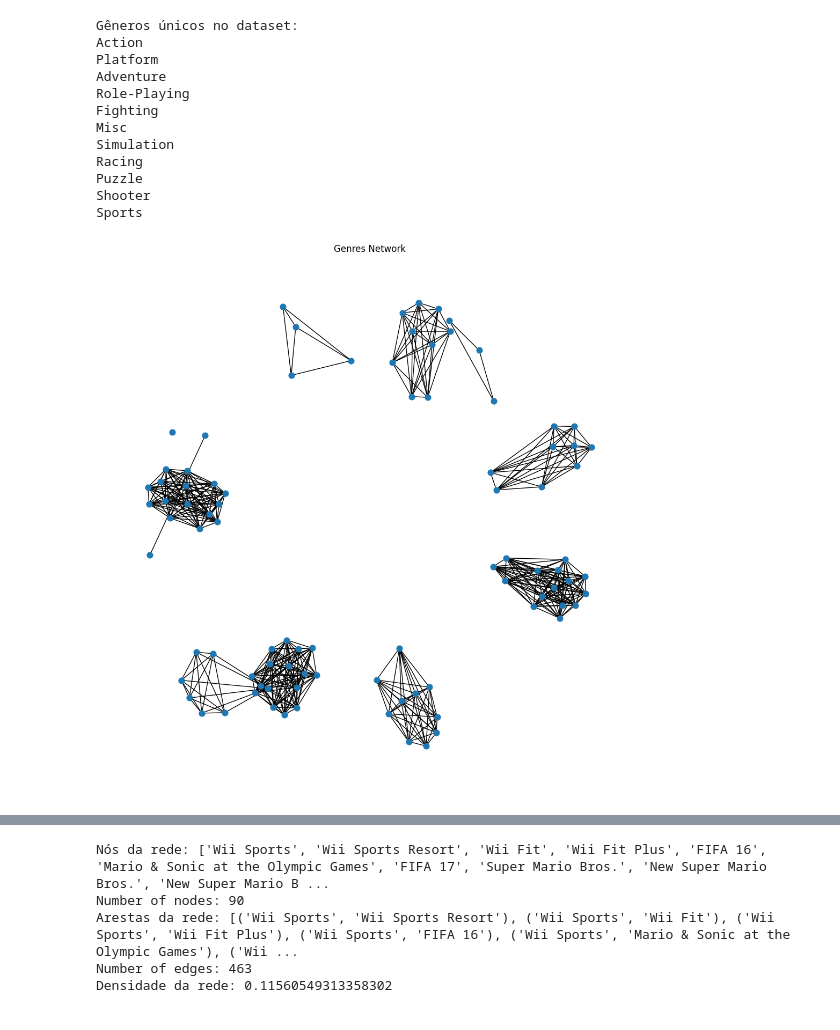
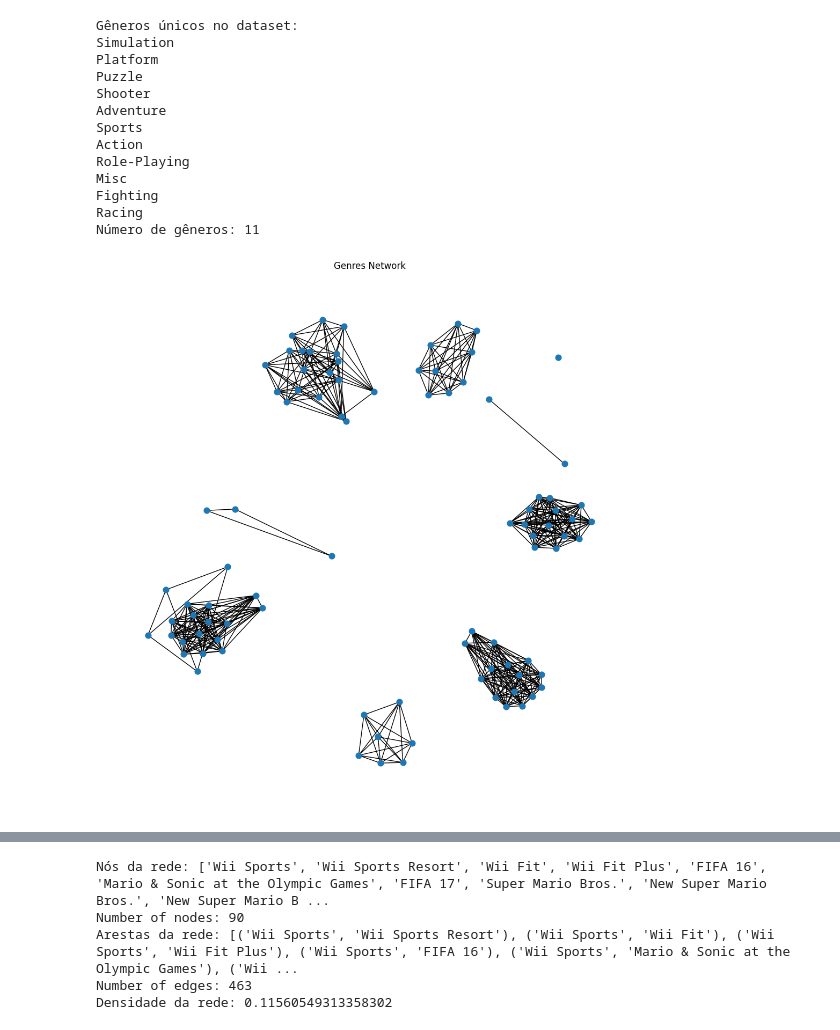
Before and after one commit to PedroMachad02/Redes-Complexas, a Jupyter notebook: Análise de Redes/Final Project/video_game.ipynb, the cells around one changed output, grey strips where cells are left out. Drawn from its saved outputs; the diff is of its cells as text; code cells hidden in the pictures.

```diff
--- a/Análise de Redes/Final Project/video_game.ipynb
+++ b/Análise de Redes/Final Project/video_game.ipynb
@@ -5,63 +5,75 @@ import matplotlib.pyplot as plt
 
 # Carregar o dataset
 df = pd.read_csv('data_game.csv')
-#Slecionando as 100 primeiras linhas para uma análise
+# Selecionando as 100 primeiras linhas para uma análise
 df = df.head(100)
 
-#print(df)
-
 # Filtragem e preparação dos dados
-# Mantém apenas as colunas de interesse: Nome e Gênero
 df_genre = df[['Name', 'Genre']].dropna()
 
 # Criar um conjunto para armazenar gêneros únicos
 unique_genres = set()
 
 # Adicionar gêneros ao conjunto
 for genres in df_genre['Genre'].str.split(','):
     genres = [genre.strip() for genre in genres]  # Remover espaços em branco
-    unique_genres.update(genres)  # Adicionar gêneros ao conjunto
+    unique_genres.update(genres)
 
 # Imprimir gêneros únicos
 print("Gêneros únicos no dataset:")
 for genre in unique_genres:
     print(genre)
 
+number_genres = len(unique_genres)
+print(f'Número de gêneros: {number_genres}')
+
 # Criar um grafo vazio
 G = nx.Graph()
 
-# Adicionar nós e arestas com base no gênero
-for _, row in df.iterrows():
-    genre = row['Genre']
-    name = row['Name']
+# Adicionar nós e arestas com base nos gêneros
+for _, row in df_genre.iterrows():
+    game = row['Name']
+    genres = [genre.strip() for genre in row['Genre'].split(',')]  # Dividir múltiplos gêneros
 
     # Adicionar o nó para o jogo
-    if not G.has_node(name):
-        G.add_node(name, genre=genre)
+    if not G.has_node(game):
+        G.add_node(game, genres=genres)
 
-    # Adicionar nós e arestas para jogos com o mesmo gênero
-    for other_name in df[df['Genre'] == genre]['Name']:
-        if other_name != name:
-            G.add_edge(name, other_name)
-
+    # Conectar o jogo atual a outros jogos que compartilham pelo menos um gênero
+    for genre in genres:
+        for other_game, other_row in df_genre.iterrows():
+            if game != other_row['Name'] and genre in [gen.strip() for gen in other_row['Genre'].split(',')]:
+                G.add_edge(game, other_row['Name'], genre=genre)
 
 # Desenhar o grafo
 pos = nx.spring_layout(G, k=0.5, iterations=50)
-plt.figure(figsize= (10,10))
-nx.draw(G, pos, with_labels=False, node_size=60, font_size=8) #Retirando os names dos nós para melhor visualização
+plt.figure(figsize=(10, 10))
+nx.draw(G, pos, with_labels=False, node_size=60, font_size=8)  # Retirando os names dos nós para melhor visualização
 plt.title("Genres Network")
 plt.show()
+
+# Verificando o número de componentes
+number_communities = nx.number_connected_components(G)
+print(f'Número de componentes: {number_communities}')
+
+# Printar os nomes dos componentes e a quantidade de nós que cada um possui
+components = nx.connected_components(G)
+for i, component in enumerate(components):
+    print(f"Componente {i+1}:")
+    print(f"Quantidade de jogos: {len(component)}")
+    print(f"Jogos no componente: {', '.join(component)}\n")
 # %% [output]
 Gêneros únicos no dataset:
-Action
+Simulation
 Platform
-Adventure
-Role-Playing
-Fighting
-Misc
-Simulation
-Racing
 Puzzle
 Shooter
+Adventure
 Sports
+Action
+Role-Playing
+Misc
+Fighting
+Racing
+Número de gêneros: 11
-[figure, old version]
+[figure, new version]
```
Also changed, not shown: parts of 5 cells of this notebook.
